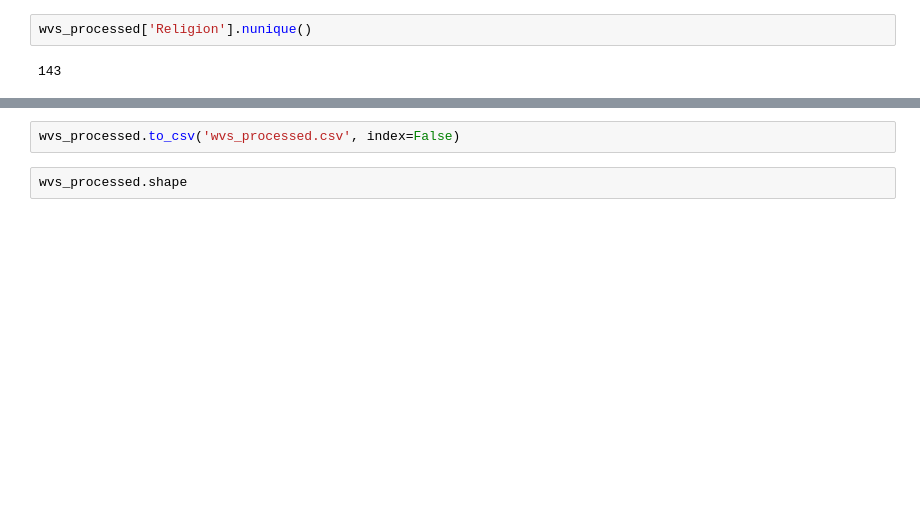
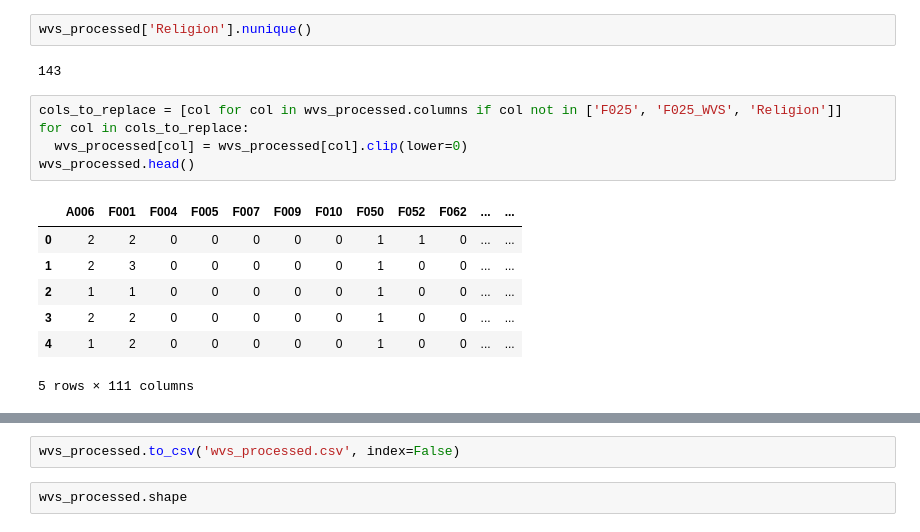
Before and after one commit to puppetmaster12/wvs-religion, a Jupyter notebook: wvs_all.ipynb, the cells around one changed output, grey strips where cells are left out. Saved outputs shown, nothing was run; the diff lists cells and outputs as text; blank space fills up the shorter version.

```diff
--- a/wvs_all.ipynb
+++ b/wvs_all.ipynb
@@ -82,5 +117,18 @@ wvs_processed.head()
 wvs_processed['Religion'].nunique()
 # %% [output]
 143
+# %%
+cols_to_replace = [col for col in wvs_processed.columns if col not in ['F025', 'F025_WVS', 'Religion']]
+for col in cols_to_replace:
+  wvs_processed[col] = wvs_processed[col].clip(lower=0)
+wvs_processed.head()
+# %% [output]
+|  | A006 | F001 | F004 | F005 | F007 | F009 | F010 | F050 | F052 | F062 | ... | ... |
+| 0 | 2 | 2 | 0 | 0 | 0 | 0 | 0 | 1 | 1 | 0 | ... | ... |
+| 1 | 2 | 3 | 0 | 0 | 0 | 0 | 0 | 1 | 0 | 0 | ... | ... |
+| 2 | 1 | 1 | 0 | 0 | 0 | 0 | 0 | 1 | 0 | 0 | ... | ... |
+| 3 | 2 | 2 | 0 | 0 | 0 | 0 | 0 | 1 | 0 | 0 | ... | ... |
+| 4 | 1 | 2 | 0 | 0 | 0 | 0 | 0 | 1 | 0 | 0 | ... | ... |
+5 rows × 111 columns
 # %%
 cols_to_replace = [col for col in wvs_processed.columns if col not in ['F025', 'F025_WVS', 'Religion']]
```
Also changed, not shown: parts of 14 cells of this notebook, 33 other files.
